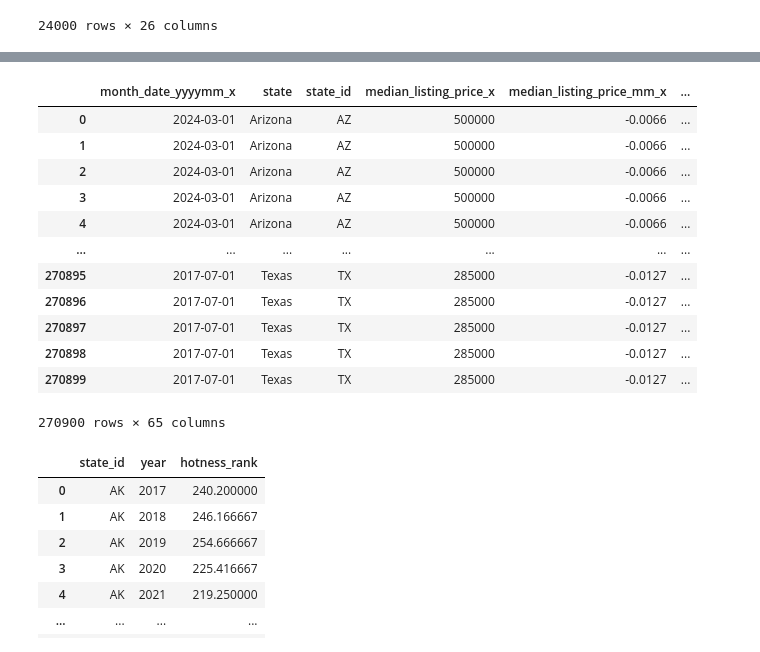
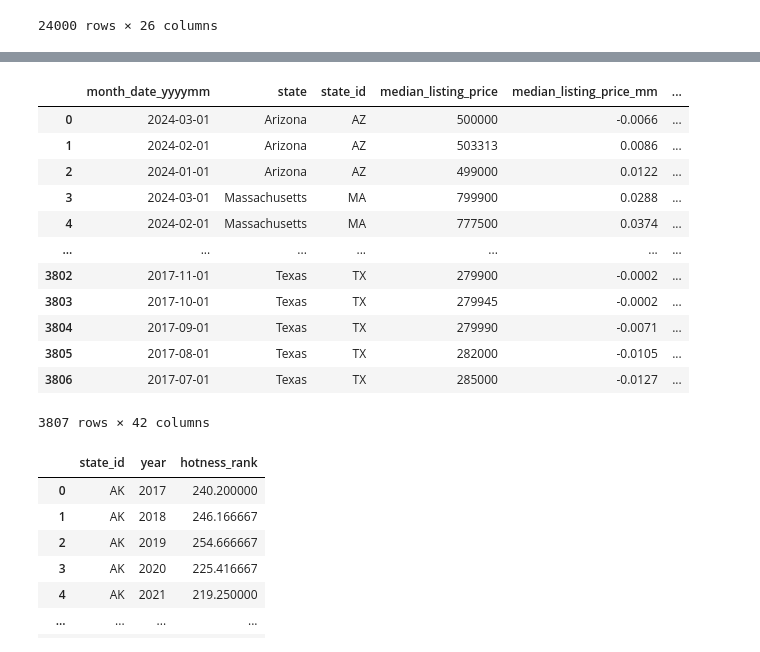
Before and after one commit to siri-anil/Capstone, a Jupyter notebook: capstone.ipynb, the cells around one changed output, grey strips where cells are left out. Cells and saved outputs as stored; diff of their text form; code cells hidden in the pictures.

```diff
--- a/capstone.ipynb
+++ b/capstone.ipynb
@@ -311,3 +311,6 @@ hotness
 | 23998 | 2017-08-01 | 20020 | Dothan, AL | 271 | 299 | NaN | ... |
 | 23999 | 2017-08-01 | 26380 | Houma-Thibodaux, LA | 232 | 300 | NaN | ... |
 24000 rows × 26 columns
+# %%
+aggregated_hotness= hotness.groupby(['state_id', 'year'])['hotness_score'].mean().reset_index()
+aggregated_hotness
@@ -314,20 +331,20 @@ hotness
 # %%
-sales_hotness= pd.merge(home_sales, hotness, on=['state_id','year'], how='inner')
+sales_hotness= pd.merge(home_sales,aggregated_hotness, on=['state_id','year'], how='inner')
 sales_hotness
 # %% [output]
-|  | month_date_yyyymm_x | state | state_id | median_listing_price_x | median_listing_price_mm_x | ... |
+|  | month_date_yyyymm | state | state_id | median_listing_price | median_listing_price_mm | ... |
 | 0 | 2024-03-01 | Arizona | AZ | 500000 | -0.0066 | ... |
-| 1 | 2024-03-01 | Arizona | AZ | 500000 | -0.0066 | ... |
-| 2 | 2024-03-01 | Arizona | AZ | 500000 | -0.0066 | ... |
-| 3 | 2024-03-01 | Arizona | AZ | 500000 | -0.0066 | ... |
-| 4 | 2024-03-01 | Arizona | AZ | 500000 | -0.0066 | ... |
+| 1 | 2024-02-01 | Arizona | AZ | 503313 | 0.0086 | ... |
+| 2 | 2024-01-01 | Arizona | AZ | 499000 | 0.0122 | ... |
+| 3 | 2024-03-01 | Massachusetts | MA | 799900 | 0.0288 | ... |
+| 4 | 2024-02-01 | Massachusetts | MA | 777500 | 0.0374 | ... |
 | ... | ... | ... | ... | ... | ... | ... |
-| 270895 | 2017-07-01 | Texas | TX | 285000 | -0.0127 | ... |
-| 270896 | 2017-07-01 | Texas | TX | 285000 | -0.0127 | ... |
-| 270897 | 2017-07-01 | Texas | TX | 285000 | -0.0127 | ... |
-| 270898 | 2017-07-01 | Texas | TX | 285000 | -0.0127 | ... |
-| 270899 | 2017-07-01 | Texas | TX | 285000 | -0.0127 | ... |
+| 3802 | 2017-11-01 | Texas | TX | 279900 | -0.0002 | ... |
+| 3803 | 2017-10-01 | Texas | TX | 279945 | -0.0002 | ... |
+| 3804 | 2017-09-01 | Texas | TX | 279990 | -0.0071 | ... |
+| 3805 | 2017-08-01 | Texas | TX | 282000 | -0.0105 | ... |
+| 3806 | 2017-07-01 | Texas | TX | 285000 | -0.0127 | ... |
-270900 rows × 65 columns
+3807 rows × 42 columns
 # %%
 sales_hotness_rank=sales_hotness.groupby(['state_id','year'])['hotness_rank'].mean().reset_index()
 sales_hotness_rank
```
Also changed, not shown: parts of 12 cells of this notebook.
